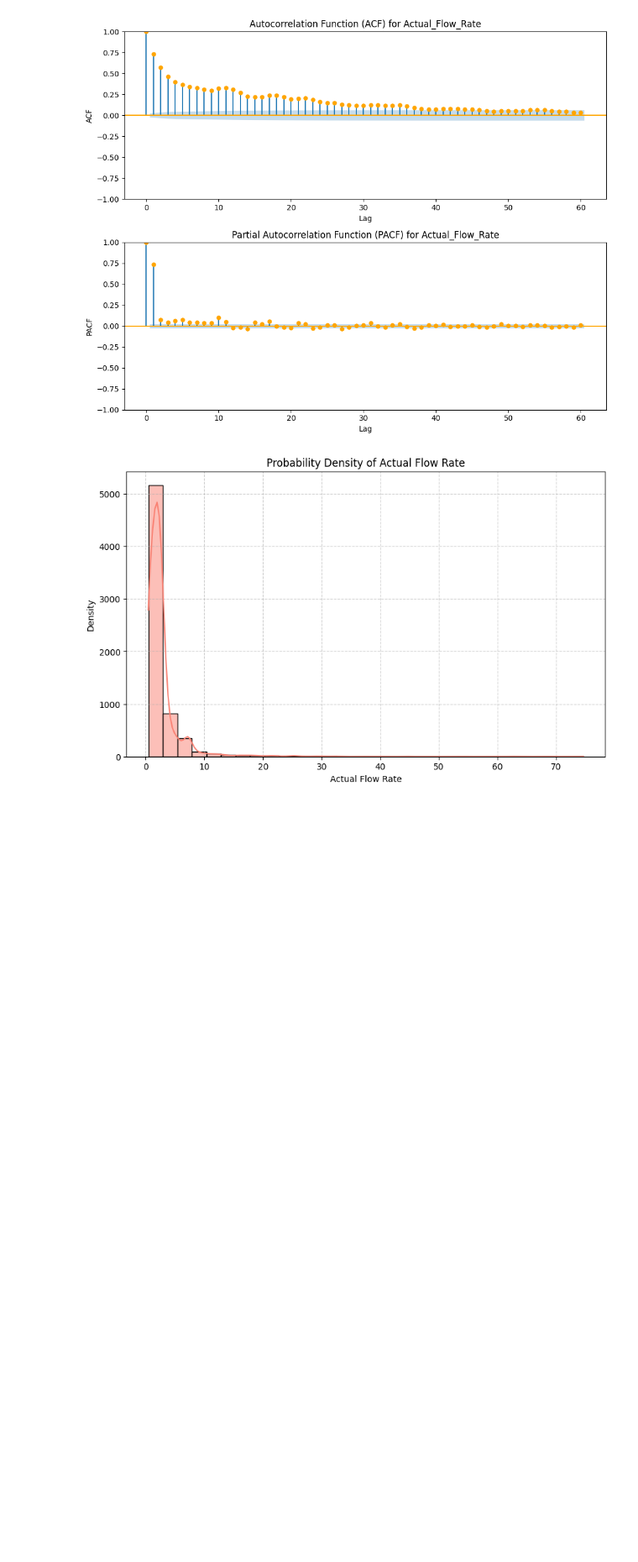
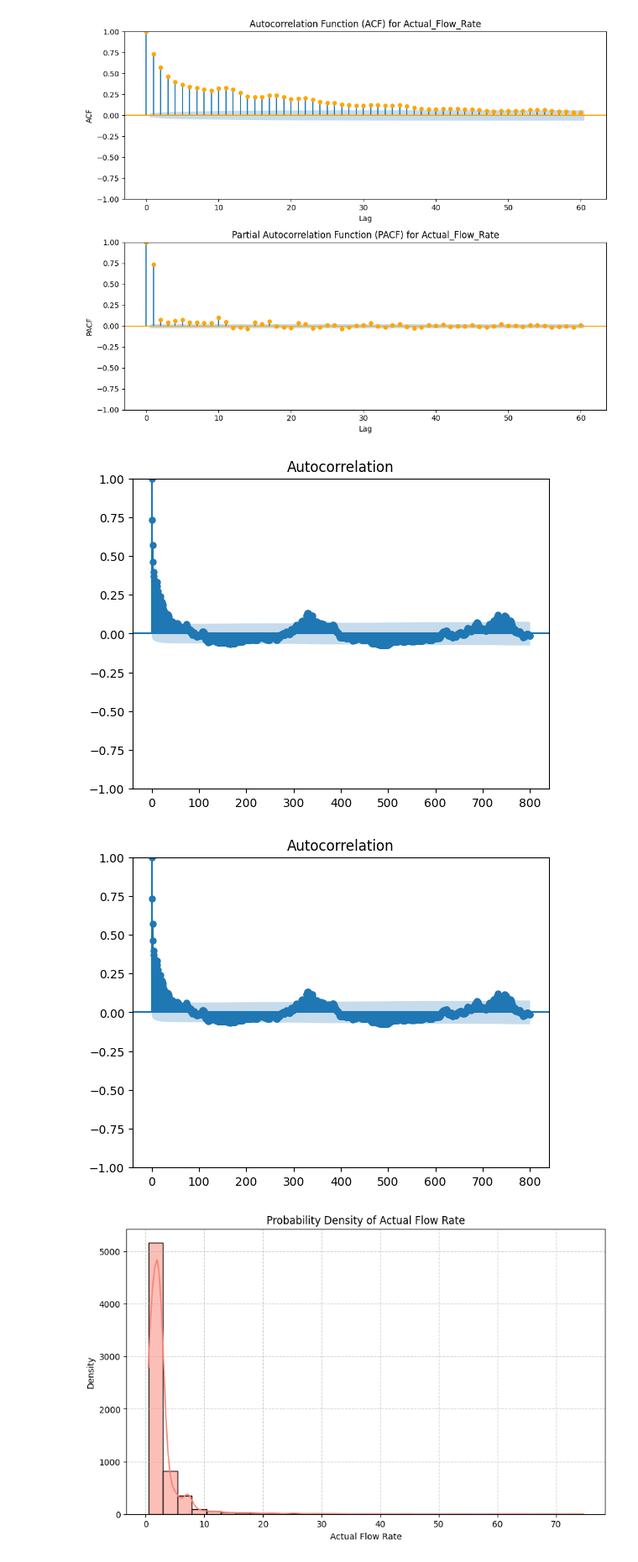
Before and after one commit to MohamamdAghaei/Acea-Smart-Water-Analytics, a Jupyter notebook: Big_Data_project_Water_Analytics.ipynb, the cells around one changed output. Shown at 84% size. Drawn from its saved outputs; the diff is of its cells as text; code cells hidden in the pictures; blank space fills up the shorter version.

```diff
--- a/Big_Data_project_Water_Analytics.ipynb
+++ b/Big_Data_project_Water_Analytics.ipynb
@@ -100,6 +100,12 @@ plt.tight_layout()
 plt.show()
 # %% [output]
 [figure]
+# %%
+
+plot_acf(df['Actual_Flow_Rate'], lags=800)
+# %% [output]
+[figure, added]
+[figure, added]
 # %%
 # prompt: make probability density for Actual_Flow_Rate
 
```
Also changed, not shown: parts of 3 cells of this notebook.
